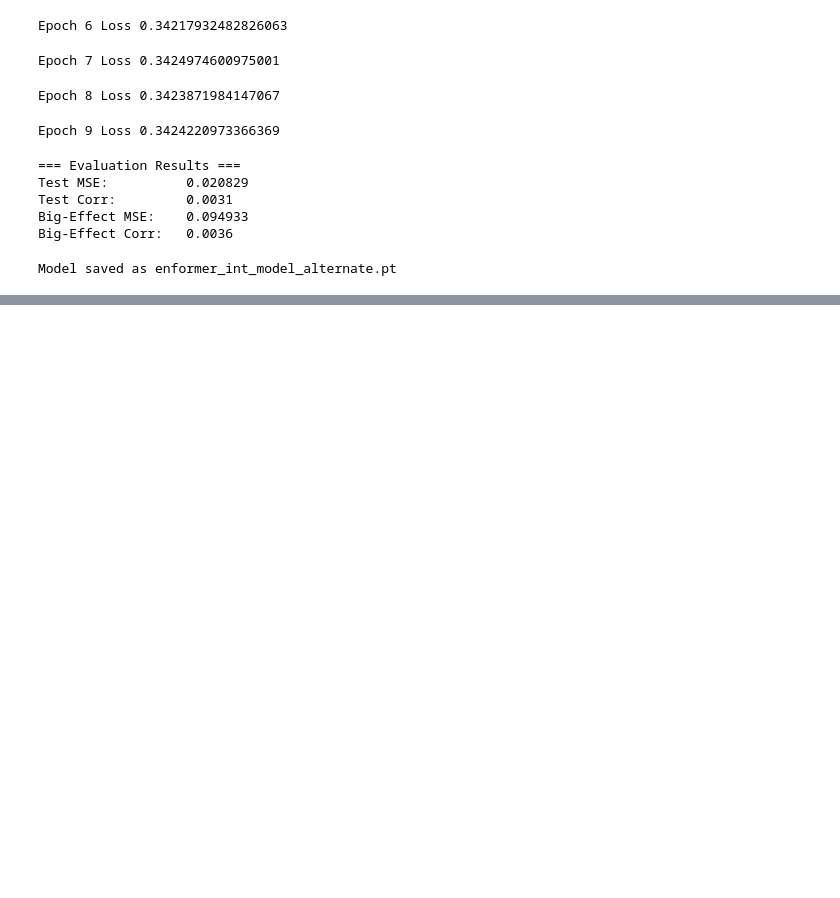
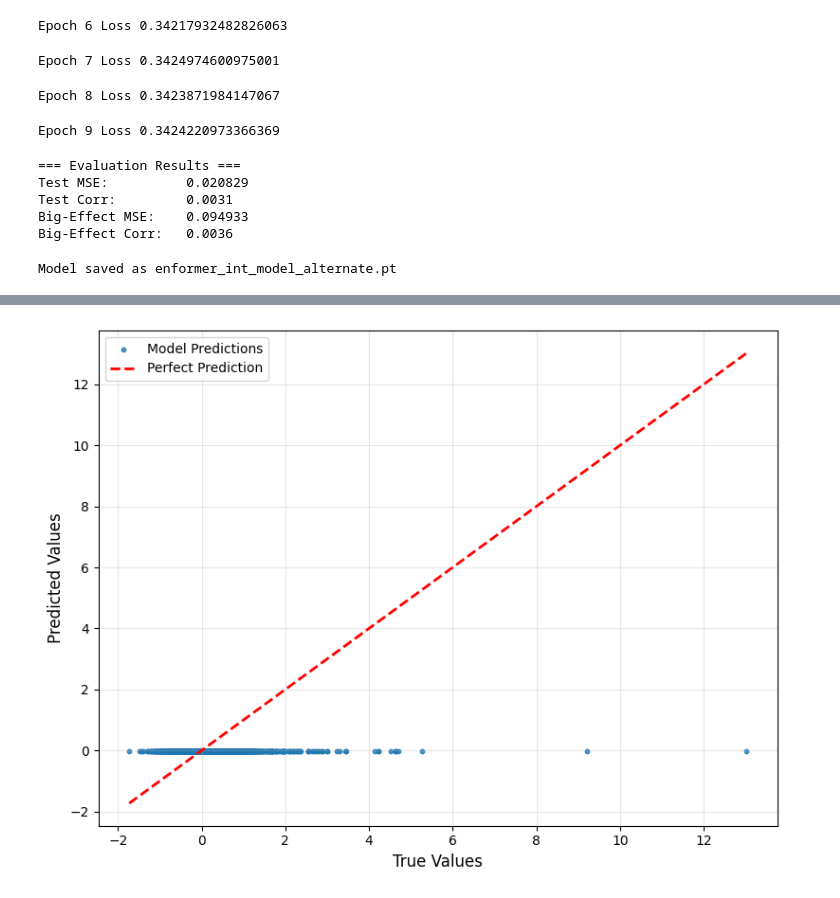
Before and after one commit to navidh86/perturbseq-10701, a Jupyter notebook: enformer_main_alternate.ipynb, the cells around one changed output, grey strips where cells are left out. Saved outputs shown, nothing was run; the diff lists cells and outputs as text; code cells hidden in the pictures; blank space fills up the shorter version.

```diff
--- a/enformer_main_alternate.ipynb
+++ b/enformer_main_alternate.ipynb
@@ -480,0 +569,17 @@ Model saved as enformer_int_model_alternate.pt
+# %%
+# Create scatter plot only
+plt.figure(figsize=(8, 6))
+
+plt.scatter(true_array, preds_array, alpha=0.8, s=10, label="Model Predictions")
+plt.plot([true_array.min(), true_array.max()],
+         [true_array.min(), true_array.max()],
+         'r--', linewidth=2, label='Perfect Prediction')
+plt.xlabel('True Values', fontsize=12)
+plt.ylabel('Predicted Values', fontsize=12)
+# plt.title('Predicted vs True Values on Test Set', fontsize=14)
+plt.legend(fontsize=10)
+plt.grid(True, alpha=0.3)
+plt.tight_layout()
+plt.show()
+# %% [output]
+[figure, added]
```
Also changed, not shown: parts of 11 cells of this notebook, 5 other files.
